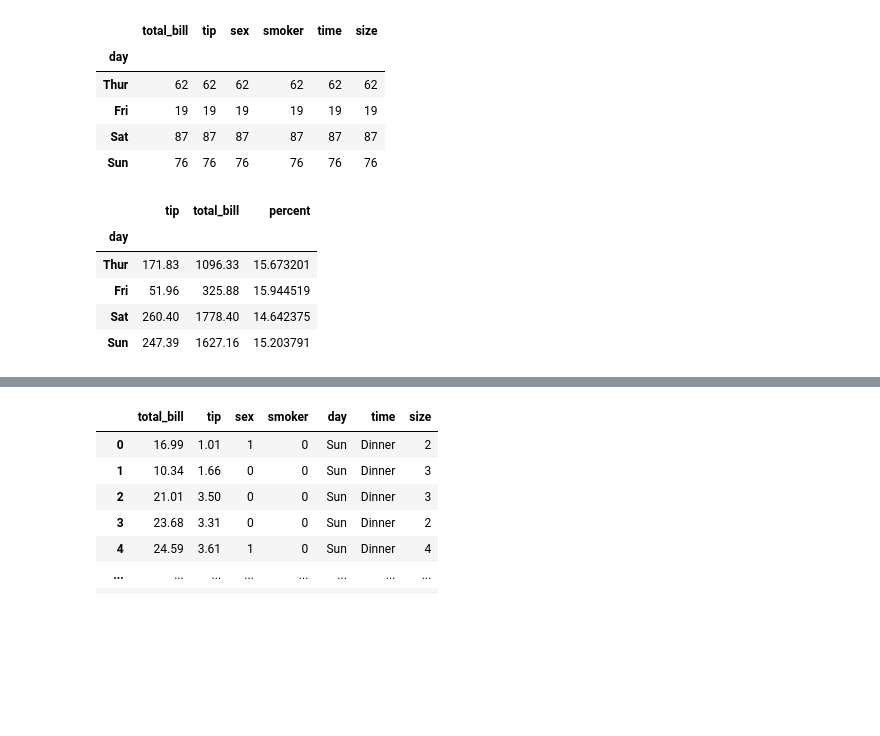
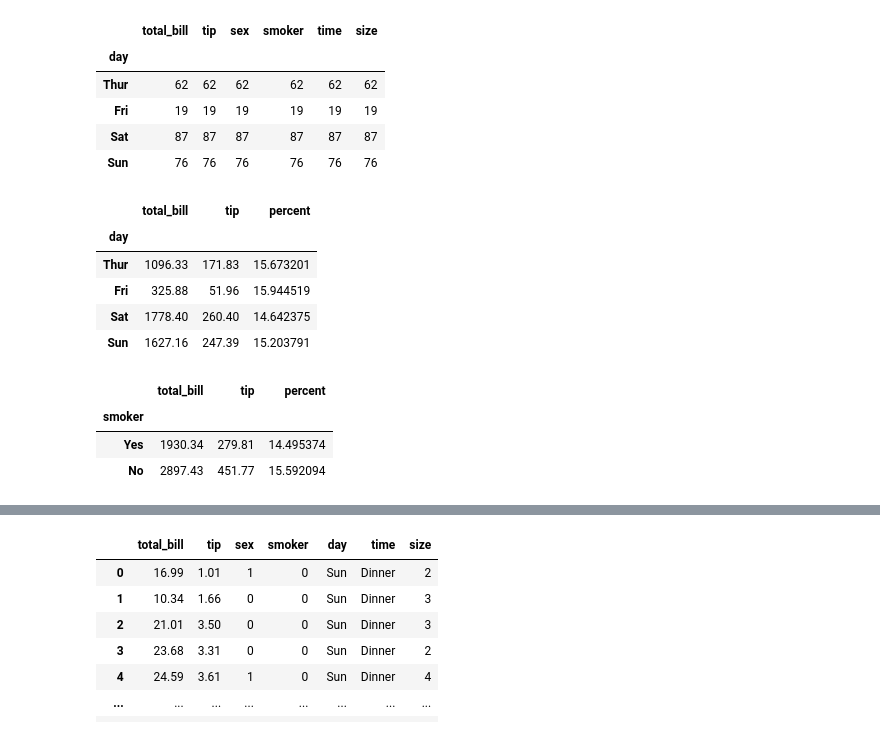
Before and after one commit to faramarzzolfaghari/tips_dataset, a Jupyter notebook: MLWMK.ipynb, the cells around one changed output, grey strips where cells are left out. Saved outputs shown, nothing was run; the diff lists cells and outputs as text; code cells hidden in the pictures; blank space fills up the shorter version.

```diff
--- a/MLWMK.ipynb
+++ b/MLWMK.ipynb
@@ -66,14 +67,22 @@ df.groupby('day').count()
 | Sat | 87 | 87 | 87 | 87 | 87 | 87 |
 | Sun | 76 | 76 | 76 | 76 | 76 | 76 |
 # %%
-df2 = df.groupby('day')[['tip', 'total_bill', 'size']].sum()
-df2.drop('size', inplace=True, axis=1)
+df2 = df.groupby('day')[['total_bill', 'tip']].sum()
 df2['percent'] = df2['tip']/df2['total_bill']*100
 df2
 # %% [output]
-|  | tip | total_bill | percent |
+|  | total_bill | tip | percent |
 | day |  |  |  |
-| Thur | 171.83 | 1096.33 | 15.673201 |
-| Fri | 51.96 | 325.88 | 15.944519 |
-| Sat | 260.40 | 1778.40 | 14.642375 |
-| Sun | 247.39 | 1627.16 | 15.203791 |
+| Thur | 1096.33 | 171.83 | 15.673201 |
+| Fri | 325.88 | 51.96 | 15.944519 |
+| Sat | 1778.40 | 260.40 | 14.642375 |
+| Sun | 1627.16 | 247.39 | 15.203791 |
+# %%
+df3 = df.groupby('smoker')[['total_bill', 'tip']].sum()
+df3['percent'] = df3['tip']/df3['total_bill']*100
+df3
+# %% [output]
+|  | total_bill | tip | percent |
+| smoker |  |  |  |
+| Yes | 1930.34 | 279.81 | 14.495374 |
+| No | 2897.43 | 451.77 | 15.592094 |
```
Also changed, not shown: parts of 21 cells of this notebook.
